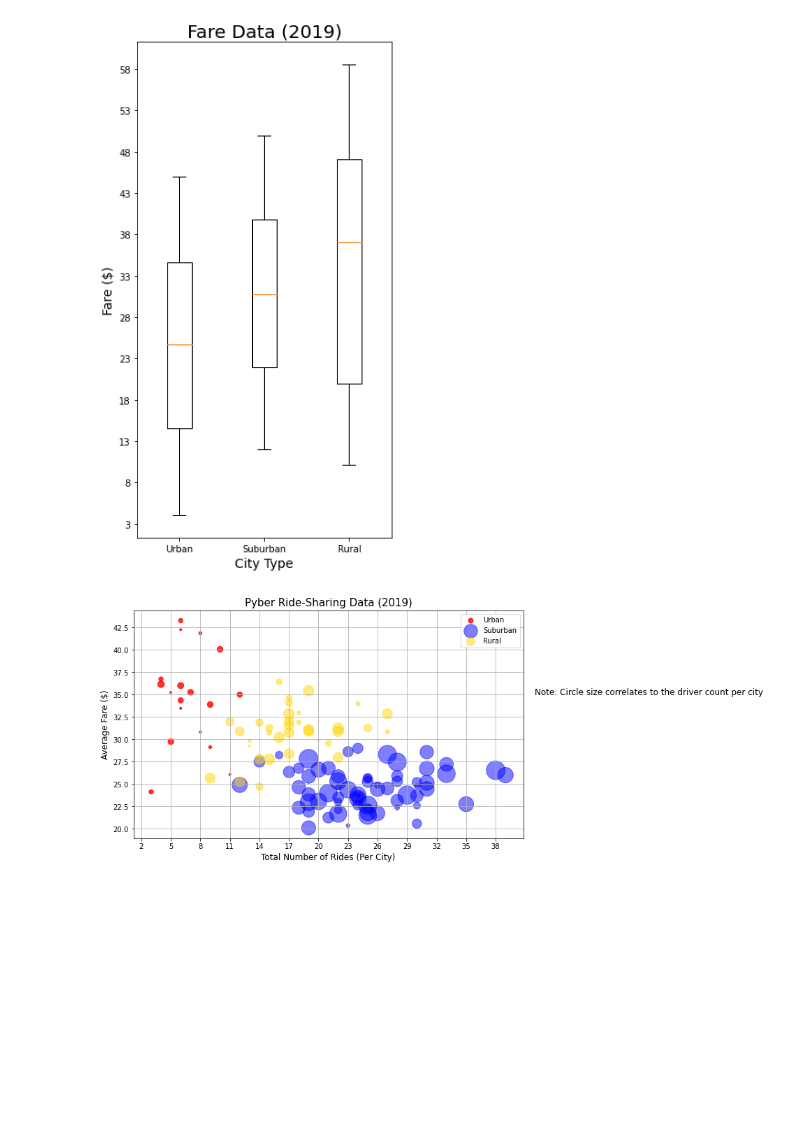
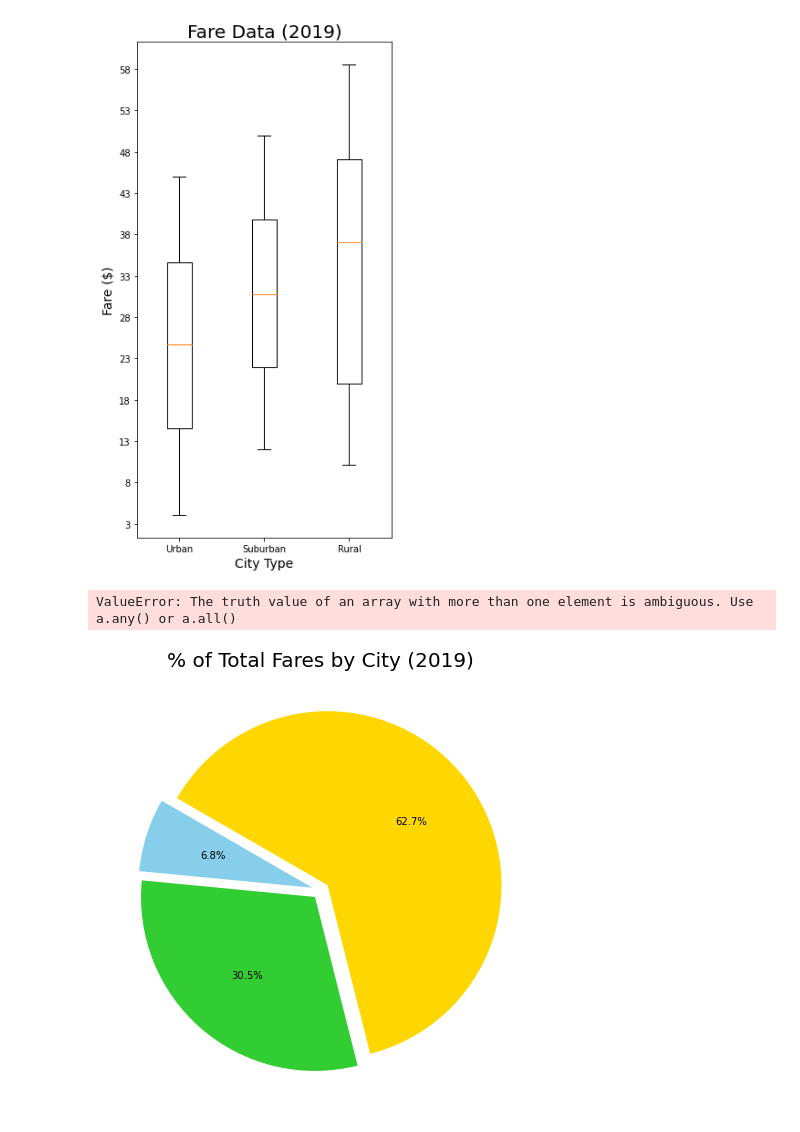
Before and after one commit to Bag0niku/PyBer_Analysis, a Jupyter notebook: Pyber.ipynb, the cells around one changed output. Cells and saved outputs as stored; diff of their text form; code cells hidden in the pictures; blank space fills up the shorter version.

Commit message:
working on Total Ride Fare % by City Type

```diff
--- a/Pyber.ipynb
+++ b/Pyber.ipynb
@@ -135,20 +135,12 @@ ax3.set_ylabel('Fare ($)', fontsize='14')
 fig3.savefig('Analysis\\Ride_Fare_Data_2019.png')
 # %% [output]
 [figure]
-# %%
-
-plt.subplots(figsize=(10,6))
-plt.scatter(x=rural_ride_count, y=rural_fares, s=10*rural_driver_count, color='red', label="Urban", alpha=0.8)
-plt.scatter(x=urban_ride_count, y=urban_fares, s=10*urban_driver_count, color='blue', label="Suburban", alpha=0.5)
-plt.scatter(x=suburban_ride_count, y=suburban_fares, s=10*suburban_driver_count, color='gold', label='Rural', alpha=0.5)
-plt.xlabel('Total Number of Rides (Per City)', fontsize='12')
-plt.ylabel('Average Fare ($)', fontsize='12')
-plt.title('Pyber Ride-Sharing Data (2019)', fontsize='15')
-plt.xticks(np.arange(min(rural_ride_count)-1, max(urban_ride_count)+2, 3))
-plt.yticks(np.arange(round(min(urban_fares), 0), round(max(rural_fares), 0)+1, 2.5))
-plt.legend()
-plt.text(42,35,"Note: Circle size correlates to the driver count per city", fontsize='12')
-plt.grid(True)
-plt.savefig('Analysis\\Pyber_Ride_Sharing_Data_2019.png')
-# %% [output]
-[figure, removed]
+# %%
+fig4, ax4, = plt.subplots(figsize=(8,8))
+# fare_percent = [urban_cities_df['fare'].sum(), suburban_cities_df['fare'].sum(), rural_cities_df['fare'].sum()]
+explode = [0.05, 0.05, 0.05]
+ax4.pie(all_data.groupby(['type']).sum()['fare'], labels=all_data.groupby(['type']).sum()['fare'].index, autopct='%1.1f%%', explode=explode, colors=['skyblue', 'limegreen', 'gold'], startangle=150)
+ax4.set_title('% of Total Fares by City (2019)', fontsize='20')
+# %% [output]
+ValueError: The truth value of an array with more than one element is ambiguous. Use a.any() or a.all()
+[figure, added]
```
